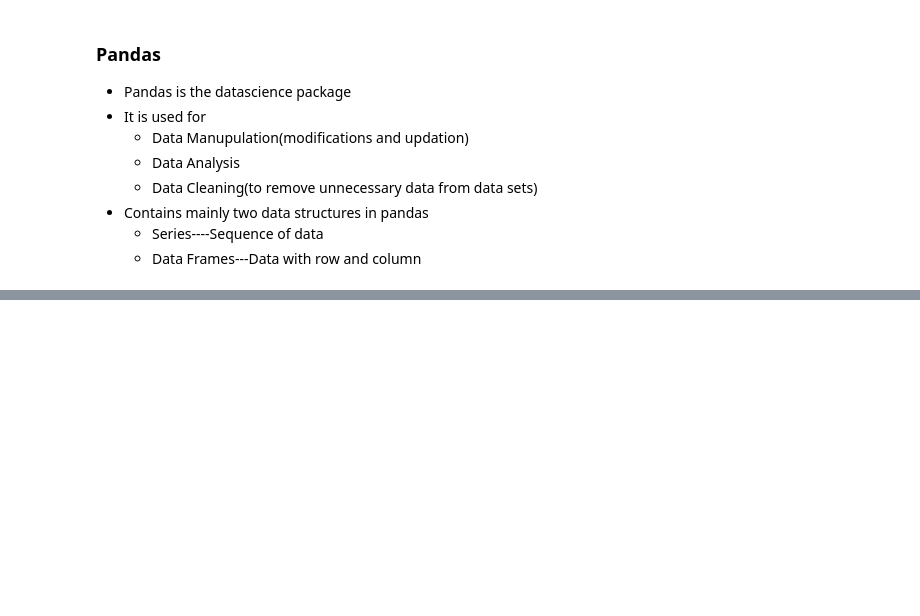
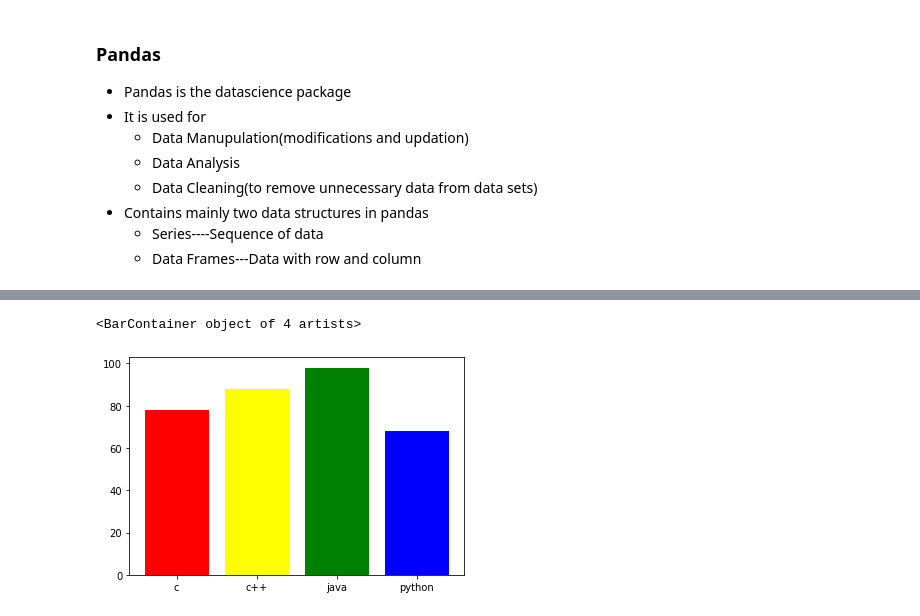
Before and after one commit to dhana605/python, a Jupyter notebook: 7-2-2022.ipynb, the cells around one changed output, grey strips where cells are left out. Saved outputs shown, nothing was run; the diff lists cells and outputs as text; code cells hidden in the pictures; blank space fills up the shorter version.

```diff
--- a/7-2-2022.ipynb
+++ b/7-2-2022.ipynb
@@ -616,0 +799,8 @@ dir(numpy)
+# %%
+# Bar graph-used to create bar chart
+marks=[78,88,98,68]
+names=['c','c++','java','python']
+plt.bar(names,marks,color=['red','yellow','green','blue'])
+# %% [output]
+<BarContainer object of 4 artists>
+[figure, added]
```
Also changed, not shown: parts of 28 cells of this notebook.
